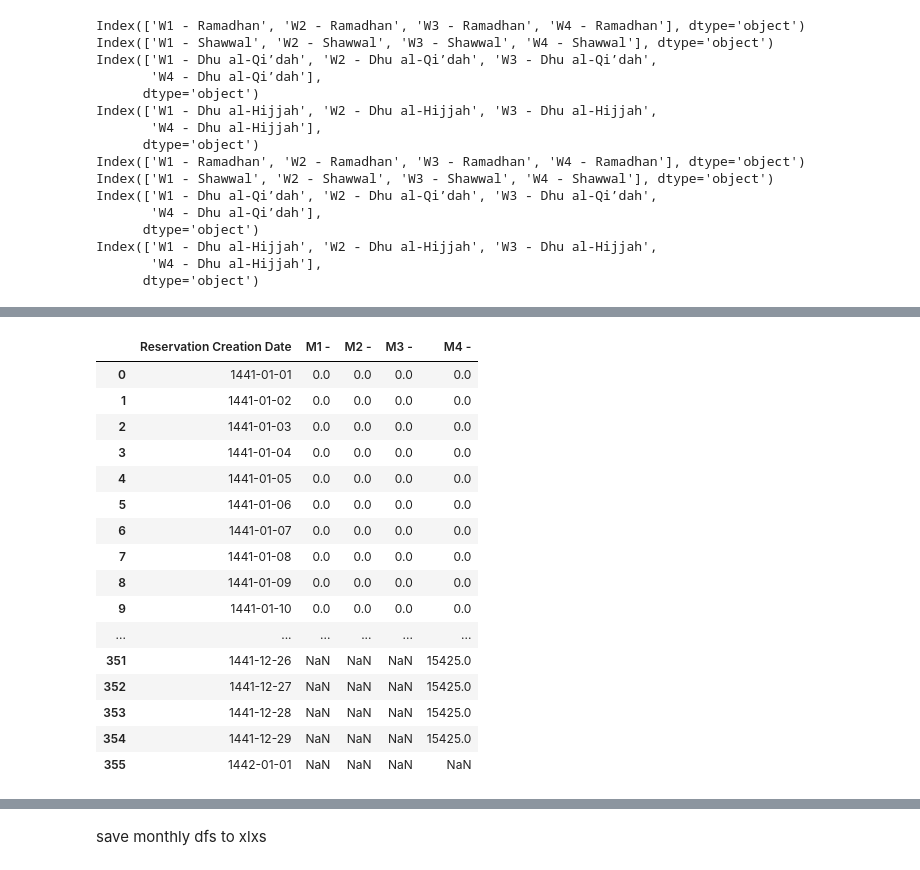
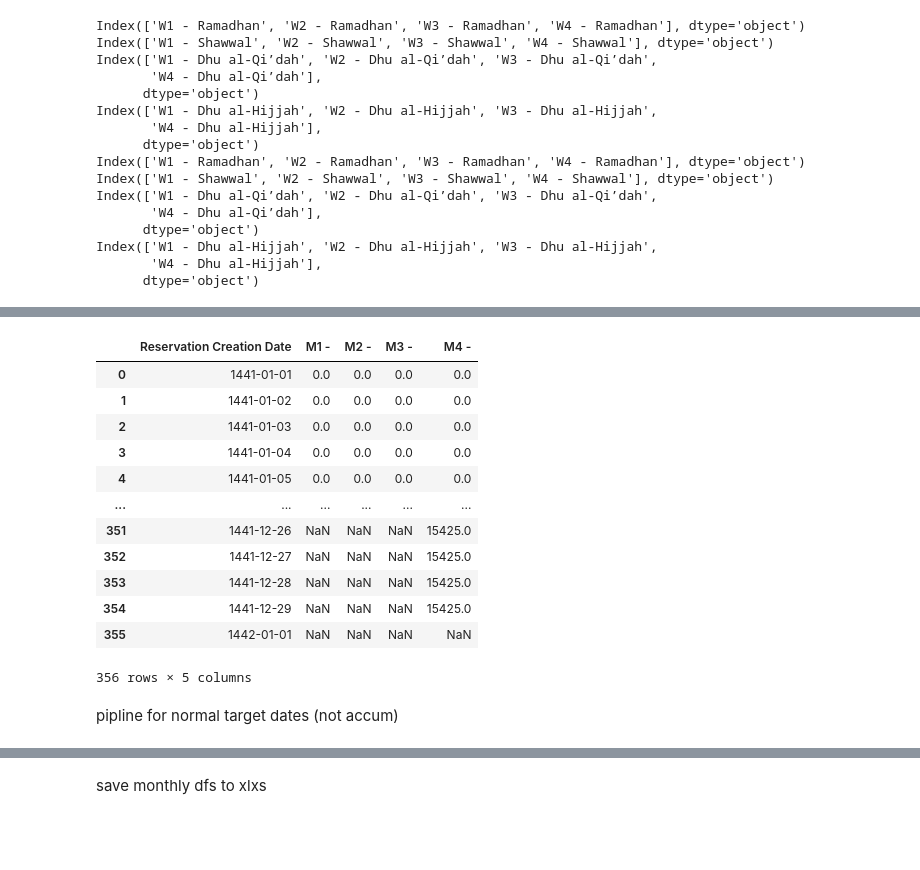
Before and after one commit to Ziadmohamed345/k2s-hotel-reservation, a Jupyter notebook: util-res-task/util-res-data-prep.ipynb, the cells around one changed output, grey strips where cells are left out. Drawn from its saved outputs; the diff is of its cells as text; code cells hidden in the pictures; blank space fills up the shorter version.

```diff
--- a/util-res-task/util-res-data-prep.ipynb
+++ b/util-res-task/util-res-data-prep.ipynb
@@ -765,23 +757,21 @@ def handle_accumulated_rooms_monthly(monthly_target_dates_accum_dfs):
                 df.loc[i, col] += df.loc[i-1, col] - df.loc[i, col]
 # %%
 handle_accumulated_rooms_monthly(monthly_target_dates_accum_dfs)
-# %%
-display_full_df(monthly_target_dates_accum_dfs[0])
-# %% [output]
-|  | Reservation Creation Date | M1 - | M2 - | M3 - | M4 - |
-| 0 | 1441-01-01 | 0.0 | 0.0 | 0.0 | 0.0 |
-| 1 | 1441-01-02 | 0.0 | 0.0 | 0.0 | 0.0 |
-| 2 | 1441-01-03 | 0.0 | 0.0 | 0.0 | 0.0 |
-| 3 | 1441-01-04 | 0.0 | 0.0 | 0.0 | 0.0 |
-| 4 | 1441-01-05 | 0.0 | 0.0 | 0.0 | 0.0 |
-| 5 | 1441-01-06 | 0.0 | 0.0 | 0.0 | 0.0 |
-| 6 | 1441-01-07 | 0.0 | 0.0 | 0.0 | 0.0 |
-| 7 | 1441-01-08 | 0.0 | 0.0 | 0.0 | 0.0 |
-| 8 | 1441-01-09 | 0.0 | 0.0 | 0.0 | 0.0 |
-| 9 | 1441-01-10 | 0.0 | 0.0 | 0.0 | 0.0 |
-| ... | ... | ... | ... | ... | ... |
-| 351 | 1441-12-26 | NaN | NaN | NaN | 15425.0 |
-| 352 | 1441-12-27 | NaN | NaN | NaN | 15425.0 |
-| 353 | 1441-12-28 | NaN | NaN | NaN | 15425.0 |
-| 354 | 1441-12-29 | NaN | NaN | NaN | 15425.0 |
-| 355 | 1442-01-01 | NaN | NaN | NaN | NaN |
+# %%
+monthly_target_dates_accum_dfs[0]
+# %% [output]
+|  | Reservation Creation Date | M1 - | M2 - | M3 - | M4 - |
+| 0 | 1441-01-01 | 0.0 | 0.0 | 0.0 | 0.0 |
+| 1 | 1441-01-02 | 0.0 | 0.0 | 0.0 | 0.0 |
+| 2 | 1441-01-03 | 0.0 | 0.0 | 0.0 | 0.0 |
+| 3 | 1441-01-04 | 0.0 | 0.0 | 0.0 | 0.0 |
+| 4 | 1441-01-05 | 0.0 | 0.0 | 0.0 | 0.0 |
+| ... | ... | ... | ... | ... | ... |
+| 351 | 1441-12-26 | NaN | NaN | NaN | 15425.0 |
+| 352 | 1441-12-27 | NaN | NaN | NaN | 15425.0 |
+| 353 | 1441-12-28 | NaN | NaN | NaN | 15425.0 |
+| 354 | 1441-12-29 | NaN | NaN | NaN | 15425.0 |
+| 355 | 1442-01-01 | NaN | NaN | NaN | NaN |
+356 rows × 5 columns
+# %% [markdown]
+pipline for normal target dates (not accum)
```
Also changed, not shown: parts of 18 cells of this notebook, 6 other files.
